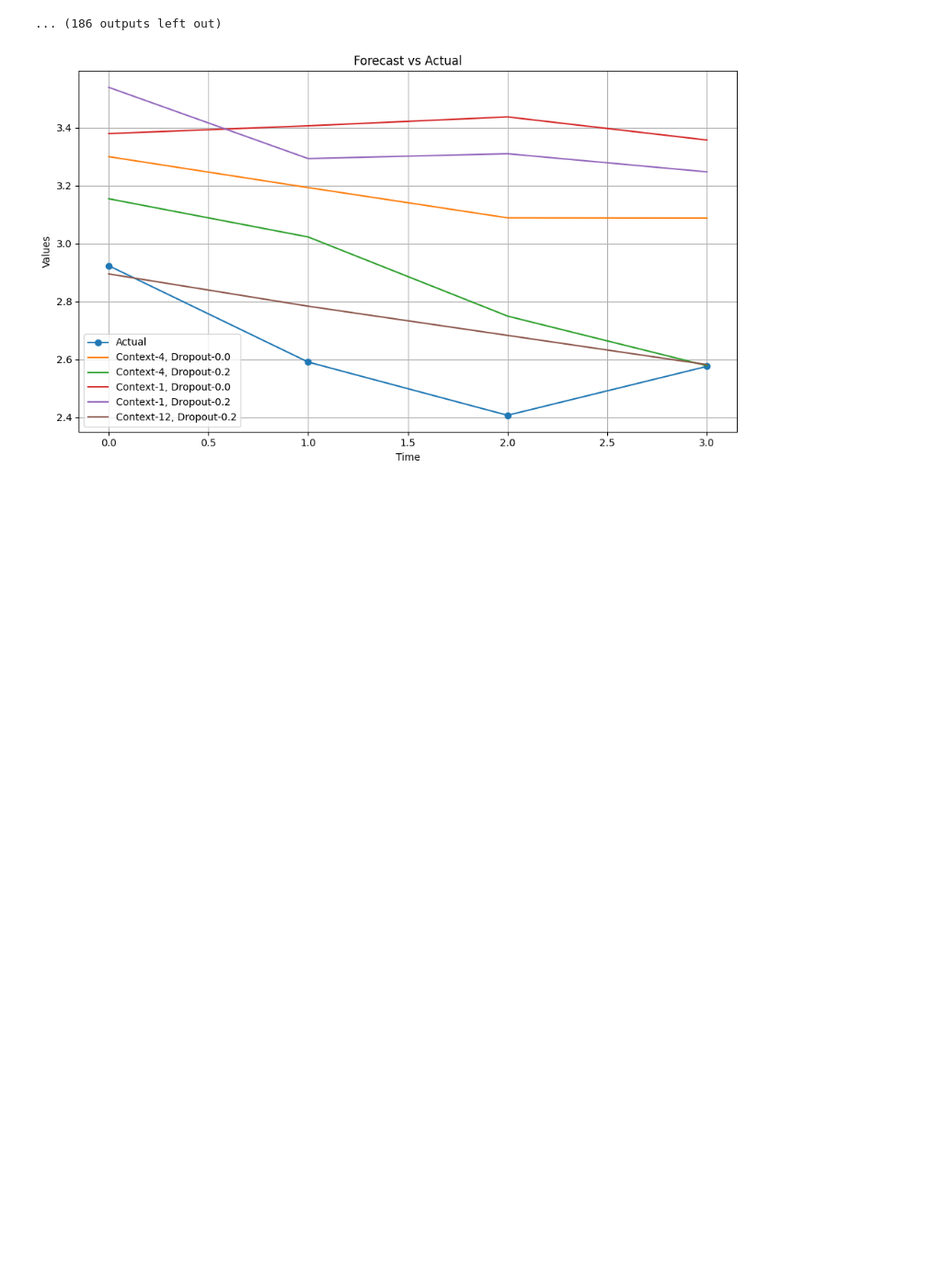
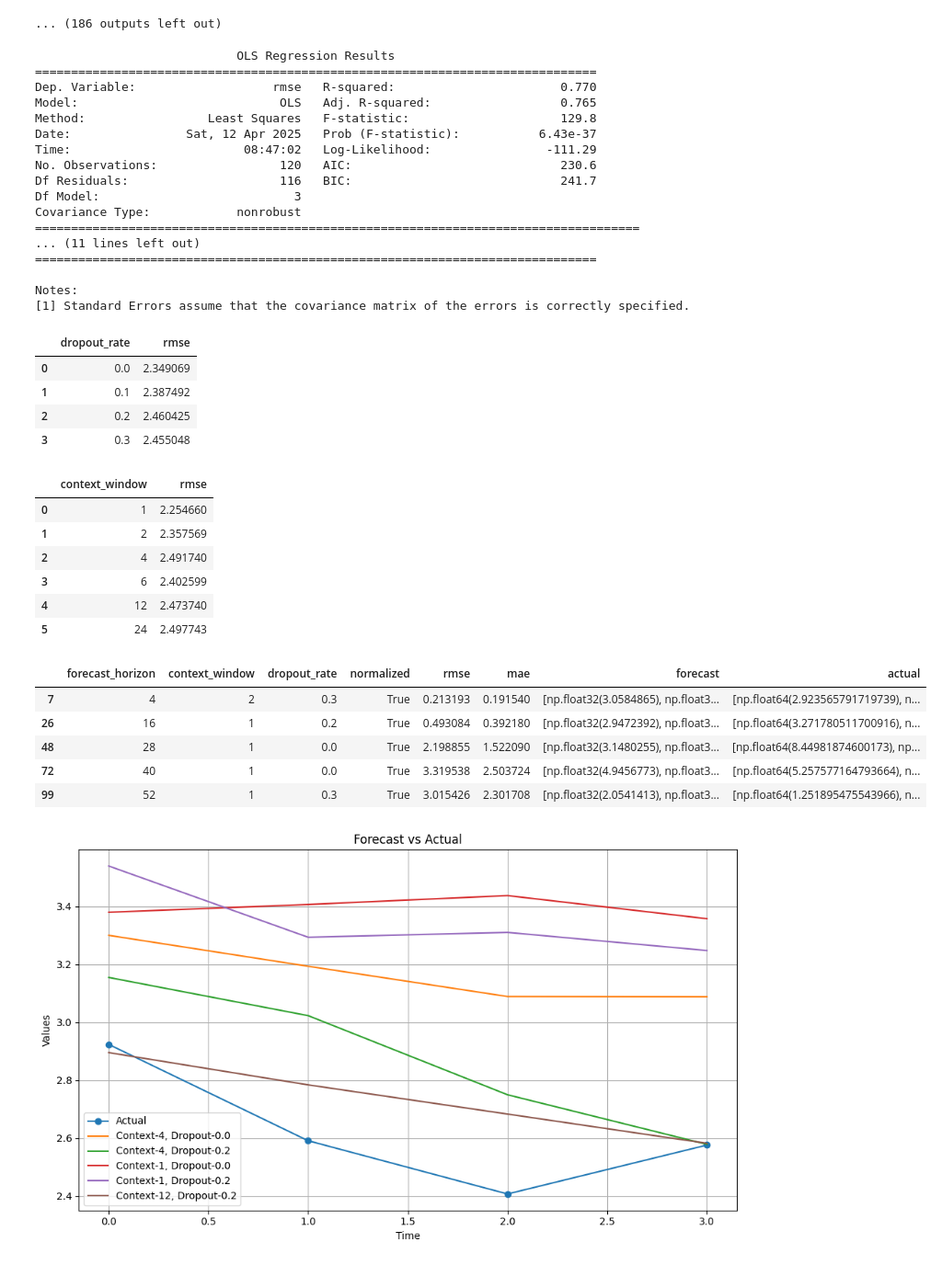
Before and after one commit to JawandS/macroeconvue, a Jupyter notebook: modeling/modeling/lstm.ipynb, the cells around one changed output. Shown at 92% size. Saved outputs shown, nothing was run; the diff lists cells and outputs as text; code cells hidden in the pictures; blank space fills up the shorter version.

```diff
--- a/modeling/modeling/lstm.ipynb
+++ b/modeling/modeling/lstm.ipynb
@@ -164,6 +164,78 @@ WARNING:tensorflow:6 out of the last 6 calls to <function TensorFlowTrainer.make
 1/1 ━━━━━━━━━━━━━━━━━━━━ 0s 254ms/step
 1/1 ━━━━━━━━━━━━━━━━━━━━ 0s 198ms/step
 ... (186 outputs left out)
+# %%
+# Look at hyperparemeters
+import pandas as pd
+data = pd.read_csv("lstm.csv")
+
+# Calculate outliers for rmse
+def calculate_iqr(df):
+    q1 = df['rmse'].quantile(0.25)
+    q3 = df['rmse'].quantile(0.75)
+    iqr = q3 - q1
+    lower_bound = q1 - 1.5 * iqr
+    upper_bound = q3 + 1.5 * iqr
+    return lower_bound, upper_bound
+lower_bound, upper_bound = calculate_iqr(data)
+# Remove outliers
+data = data[(data['rmse'] >= lower_bound) & (data['rmse'] <= upper_bound)]
+
+# Regression between context_window and forecast_horizon
+import statsmodels.api as sm
+import statsmodels.formula.api as smf
+
+# Fit the model
+model = smf.ols(formula='rmse ~ forecast_horizon + context_window + dropout_rate', data=data)
+results = model.fit()
+print(results.summary())
+
+# Average RMSE for each variance
+avg_dropout_rmse = data.groupby('dropout_rate')['rmse'].mean().reset_index()
+display(avg_dropout_rmse)
+
+avg_lag_rmse = data.groupby('context_window')['rmse'].mean().reset_index()
+display(avg_lag_rmse)
+
+best_lags = data.loc[data.groupby('forecast_horizon')['rmse'].idxmin()]
+best_lags = best_lags.sort_values(by='forecast_horizon')
+display(best_lags)
+# %% [output]
+                            OLS Regression Results
+==============================================================================
+Dep. Variable:                   rmse   R-squared:                       0.770
+Model:                            OLS   Adj. R-squared:                  0.765
+Method:                 Least Squares   F-statistic:                     129.8
+Date:                Sat, 12 Apr 2025   Prob (F-statistic):           6.43e-37
+Time:                        08:47:02   Log-Likelihood:                -111.29
+No. Observations:                 120   AIC:                             230.6
+Df Residuals:                     116   BIC:                             241.7
+Df Model:                           3
+Covariance Type:            nonrobust
+====================================================================================
+... (11 lines left out)
+==============================================================================
+
+Notes:
+[1] Standard Errors assume that the covariance matrix of the errors is correctly specified.
+|  | dropout_rate | rmse |
+| 0 | 0.0 | 2.349069 |
+| 1 | 0.1 | 2.387492 |
+| 2 | 0.2 | 2.460425 |
+| 3 | 0.3 | 2.455048 |
+|  | context_window | rmse |
+| 0 | 1 | 2.254660 |
+| 1 | 2 | 2.357569 |
+| 2 | 4 | 2.491740 |
+| 3 | 6 | 2.402599 |
+| 4 | 12 | 2.473740 |
+| 5 | 24 | 2.497743 |
+|  | forecast_horizon | context_window | dropout_rate | normalized | rmse | mae | forecast | actual |
+| 7 | 4 | 2 | 0.3 | True | 0.213193 | 0.191540 | [np.float32(3.0584865), np.float3... | [np.float64(2.923565791719739), n... |
+| 26 | 16 | 1 | 0.2 | True | 0.493084 | 0.392180 | [np.float32(2.9472392), np.float3... | [np.float64(3.271780511700916), n... |
+| 48 | 28 | 1 | 0.0 | True | 2.198855 | 1.522090 | [np.float32(3.1480255), np.float3... | [np.float64(8.44981874600173), np... |
+| 72 | 40 | 1 | 0.0 | True | 3.319538 | 2.503724 | [np.float32(4.9456773), np.float3... | [np.float64(5.257577164793664), n... |
+| 99 | 52 | 1 | 0.3 | True | 3.015426 | 2.301708 | [np.float32(2.0541413), np.float3... | [np.float64(1.251895475543966), n... |
 # %%
 # Read in the RMSE file and plot
 import re
```
